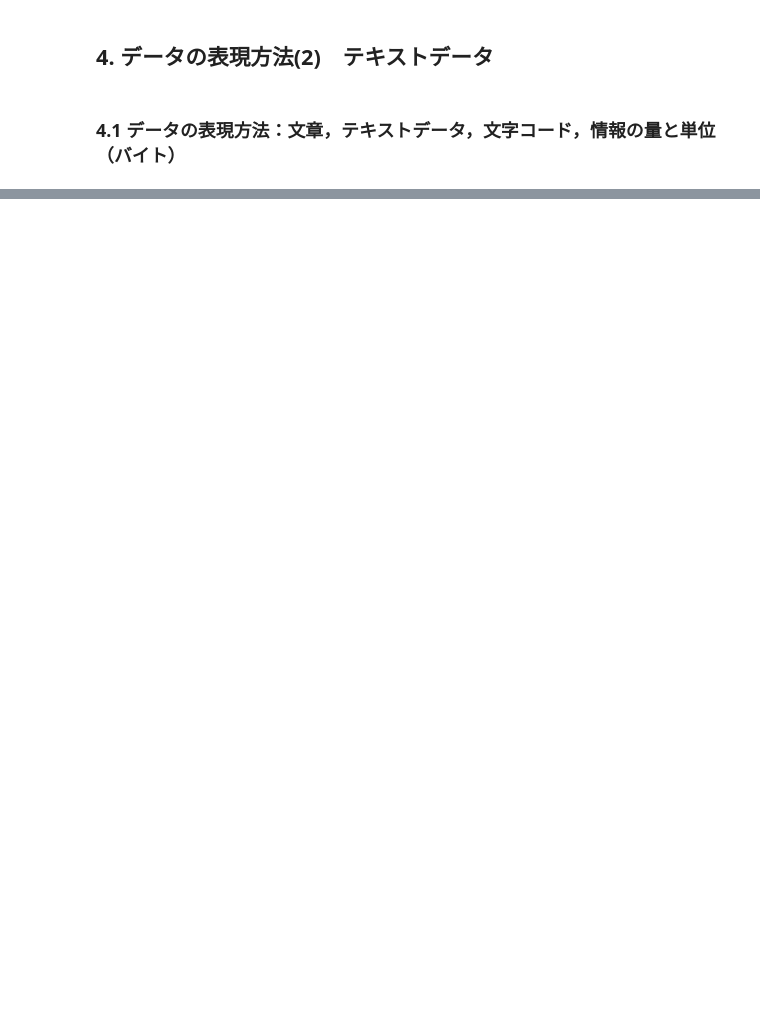
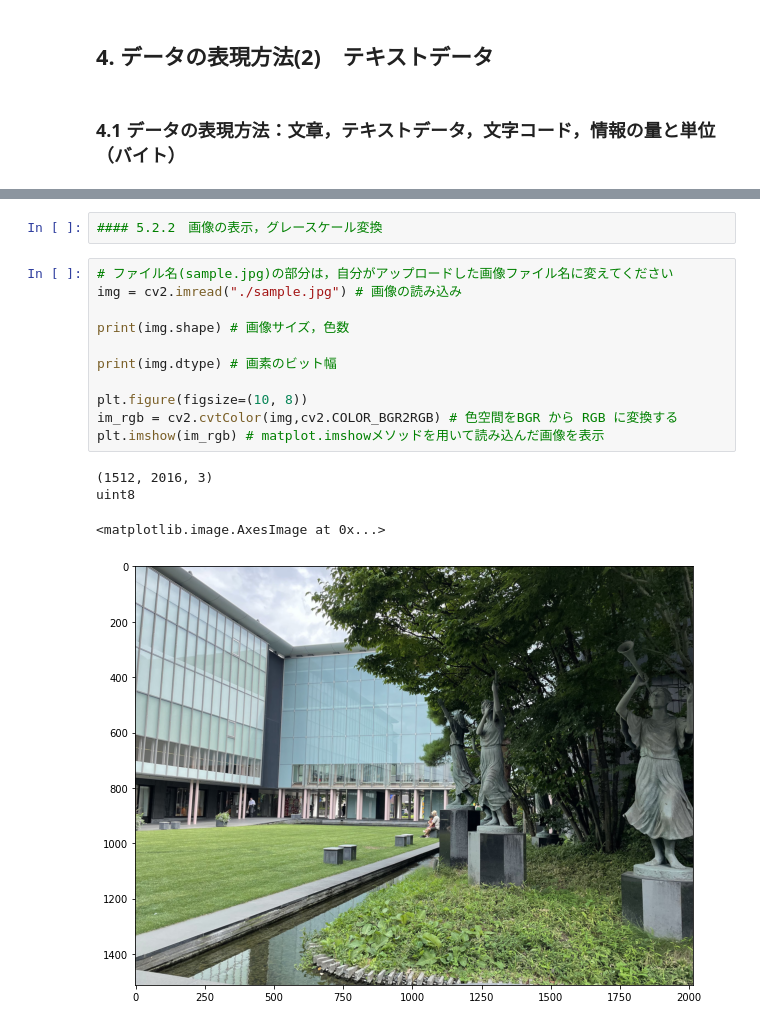
Before and after one commit to MDASH-shinshu/MDASH-T-DE, a Jupyter notebook: 2/2_data_expression_colab.ipynb, the cells around one changed output, grey strips where cells are left out. Saved outputs shown, nothing was run; the diff lists cells and outputs as text; blank space fills up the shorter version.

```diff
--- a/2/2_data_expression_colab.ipynb
+++ b/2/2_data_expression_colab.ipynb
@@ -610,0 +713,18 @@ nx.draw_networkx(graph3, pos3, node_color='darkseagreen') # mathplot経由でグ
+# %%
+#### 5.2.2　画像の表示，グレースケール変換
+# %%
+# ファイル名(sample.jpg)の部分は，自分がアップロードした画像ファイル名に変えてください
+img = cv2.imread("./sample.jpg") # 画像の読み込み
+
+print(img.shape) # 画像サイズ，色数
+
+print(img.dtype) # 画素のビット幅
+
+plt.figure(figsize=(10, 8))
+im_rgb = cv2.cvtColor(img,cv2.COLOR_BGR2RGB) # 色空間をBGR から RGB に変換する
+plt.imshow(im_rgb) # matplot.imshowメソッドを用いて読み込んだ画像を表示
+# %% [output]
+(1512, 2016, 3)
+uint8
+<matplotlib.image.AxesImage at 0x...>
+[figure, added]
```
Also changed, not shown: parts of 100 cells of this notebook.
